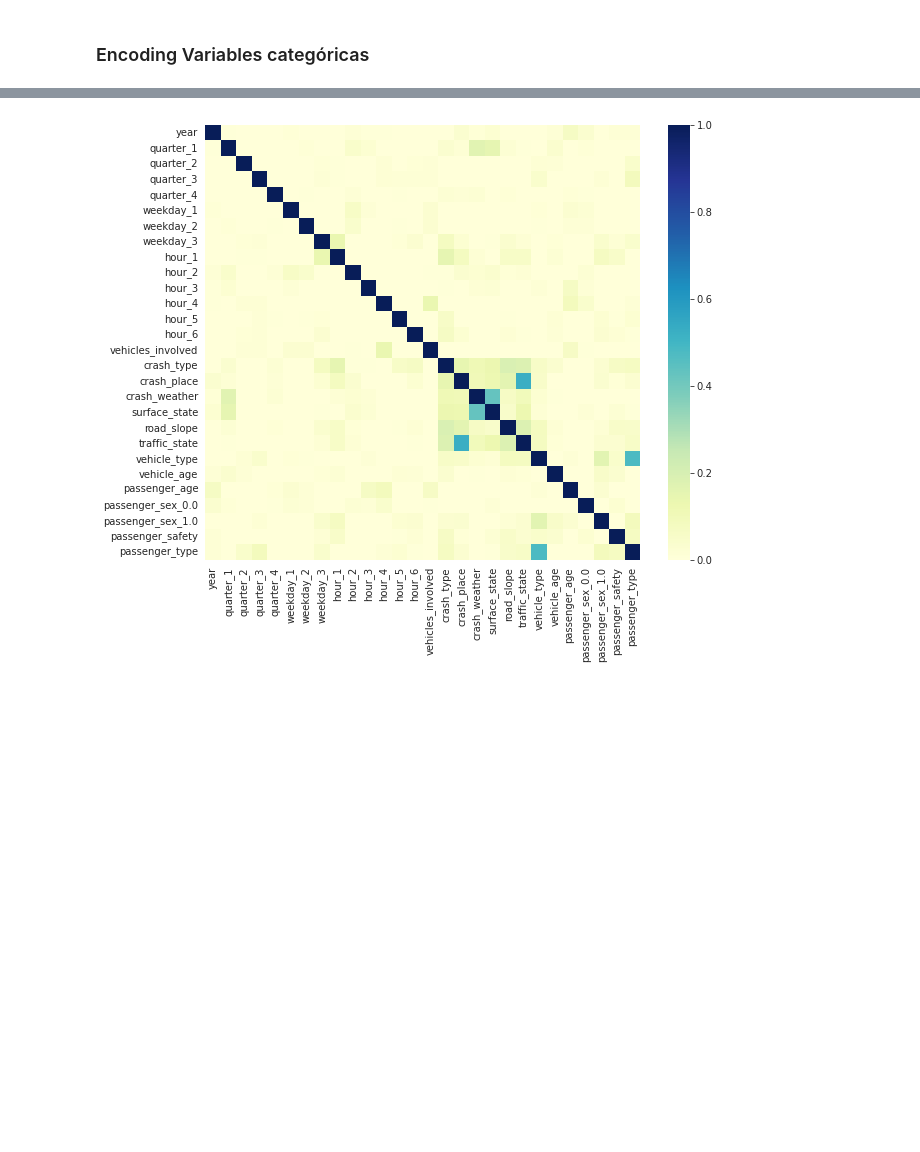
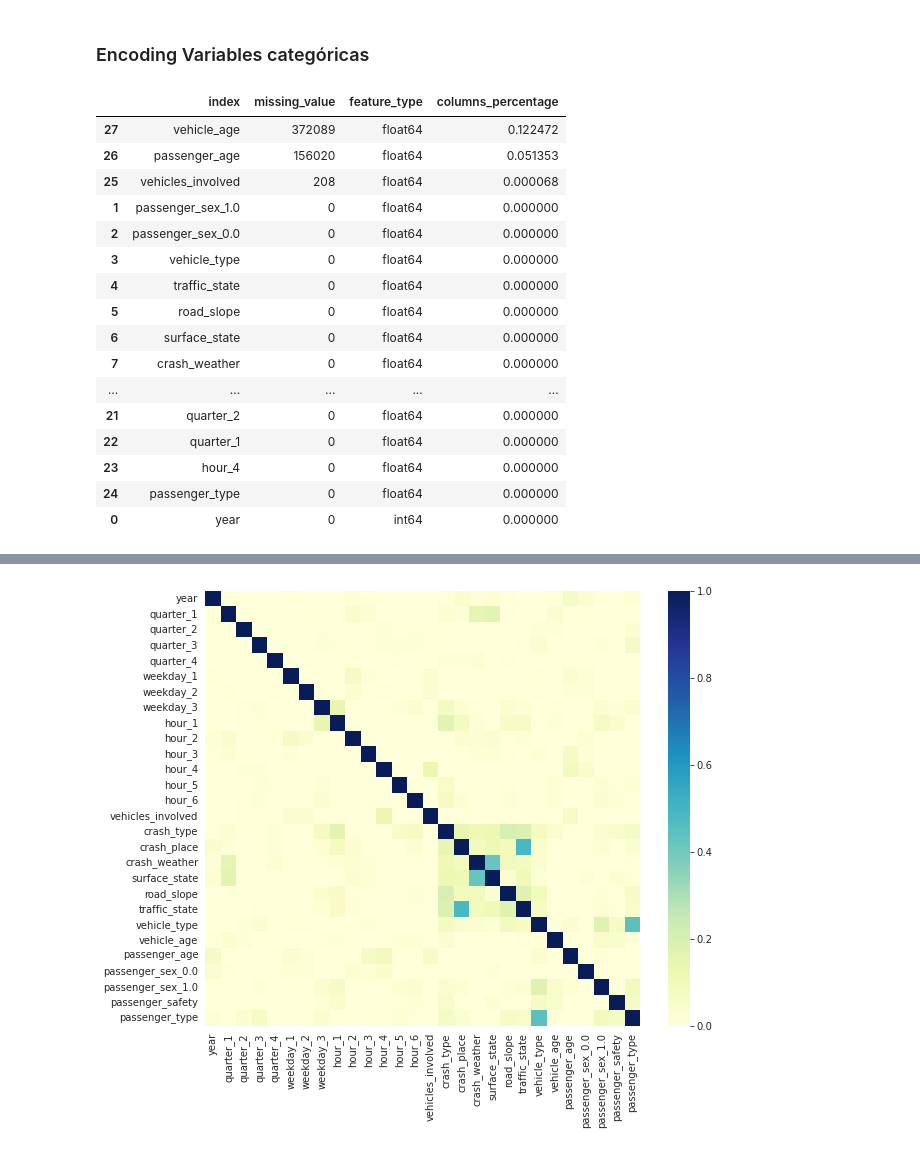
Before and after one commit to AMM53/Accidents-Prediction, a Jupyter notebook: notebooks/FeatureEngineering.ipynb, the cells around one changed output, grey strips where cells are left out. Cells and saved outputs as stored; diff of their text form; code cells hidden in the pictures; blank space fills up the shorter version.

```diff
--- a/notebooks/FeatureEngineering.ipynb
+++ b/notebooks/FeatureEngineering.ipynb
@@ -144,3 +177,29 @@ new_cols = ['year','quarter_1','quarter_2','quarter_3','quarter_4','weekday_1','
 
 xtrain = xtrain.reindex(columns=new_cols)
 xtest = xtest.reindex(columns=new_cols)
+# %%
+# Análisis Nulos
+nulos_col = pd.merge(xtrain.isnull().sum().sort_values().to_frame('missing_value').reset_index(),
+         xtrain.dtypes.to_frame('feature_type').reset_index(),
+         on = 'index',
+         how = 'inner')
+nulos_col['columns_percentage'] = nulos_col['missing_value']/xtrain.shape[0]
+nulos_col.sort_values(['missing_value', 'feature_type', 'columns_percentage'], ascending=False)
+# %% [output]
+|  | index | missing_value | feature_type | columns_percentage |
+| 27 | vehicle_age | 372089 | float64 | 0.122472 |
+| 26 | passenger_age | 156020 | float64 | 0.051353 |
+| 25 | vehicles_involved | 208 | float64 | 0.000068 |
+| 1 | passenger_sex_1.0 | 0 | float64 | 0.000000 |
+| 2 | passenger_sex_0.0 | 0 | float64 | 0.000000 |
+| 3 | vehicle_type | 0 | float64 | 0.000000 |
+| 4 | traffic_state | 0 | float64 | 0.000000 |
+| 5 | road_slope | 0 | float64 | 0.000000 |
+| 6 | surface_state | 0 | float64 | 0.000000 |
+| 7 | crash_weather | 0 | float64 | 0.000000 |
+| ... | ... | ... | ... | ... |
+| 21 | quarter_2 | 0 | float64 | 0.000000 |
+| 22 | quarter_1 | 0 | float64 | 0.000000 |
+| 23 | hour_4 | 0 | float64 | 0.000000 |
+| 24 | passenger_type | 0 | float64 | 0.000000 |
+| 0 | year | 0 | int64 | 0.000000 |
```
Also changed, not shown: parts of 12 cells of this notebook.
